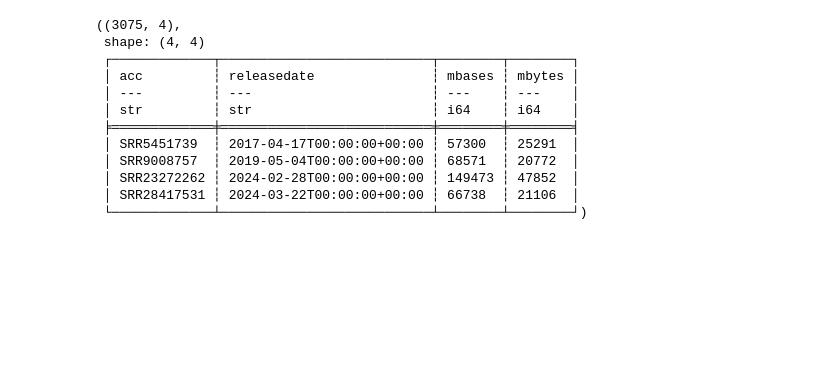
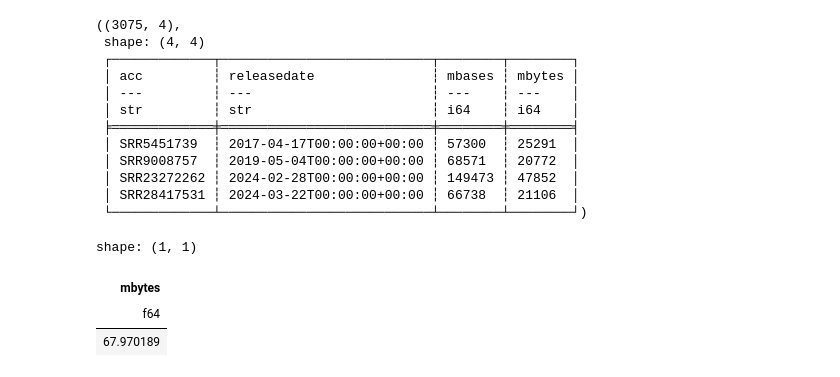
Before and after one commit to timbalam/singlem-sra-processing, a Jupyter notebook: cloud/argo/batch_creation.ipynb, the cells around one changed output. Cells and saved outputs as stored; diff of their text form; code cells hidden in the pictures; blank space fills up the shorter version.

```diff
--- a/cloud/argo/batch_creation.ipynb
+++ b/cloud/argo/batch_creation.ipynb
@@ -262,4 +290,13 @@ batch14_possible.shape, batch14_possible[:4]
  │ SRR23272262 ┆ 2024-02-28T00:00:00+00:00 ┆ 149473 ┆ 47852  │
  │ SRR28417531 ┆ 2024-03-22T00:00:00+00:00 ┆ 66738  ┆ 21106  │
  └─────────────┴───────────────────────────┴────────┴────────┘)
+# %%
+# show_all(batch14_possible.sample(10))
+batch14_possible.select(pl.col('mbytes').sum()) / 1e6
+# => 68 TB. Bit much to do locally.
+# %% [output]
+shape: (1, 1)
+| mbytes |
+| f64 |
+| 67.970189 |
 # %%
```
Also changed, not shown: parts of 12 cells of this notebook, 4 other files.
